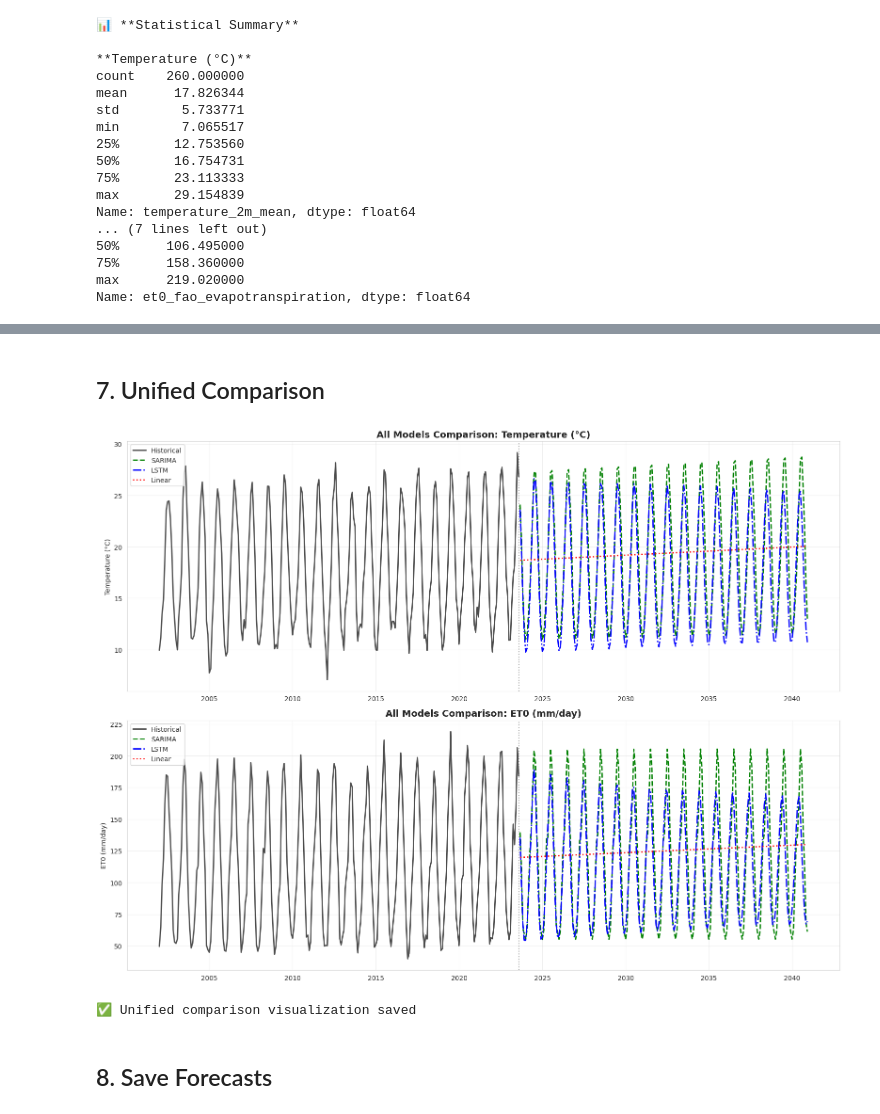
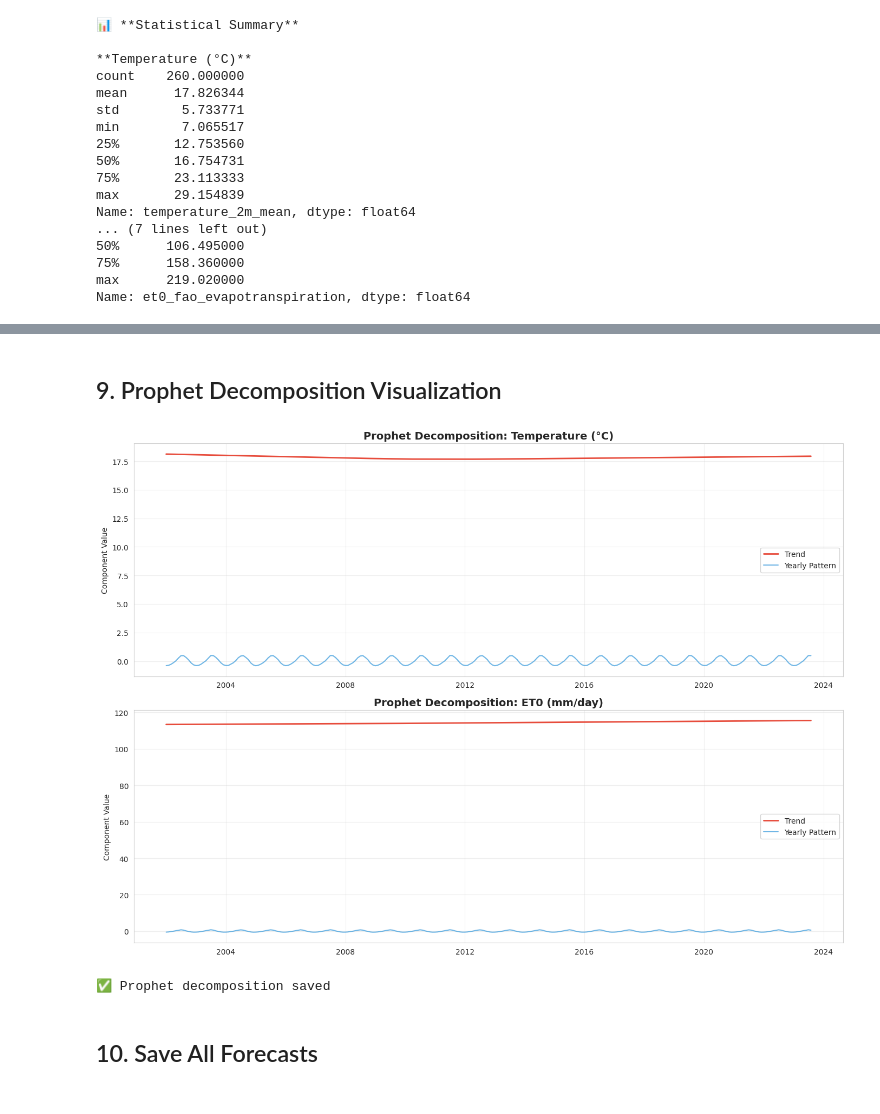
Before and after one commit to Chamiln17/Algeria-Weather-Forcaster, a Jupyter notebook: Forecasting_Models/unified_forecast.ipynb, the cells around one changed output, grey strips where cells are left out. Cells and saved outputs as stored; diff of their text form; code cells hidden in the pictures.

```diff
--- a/Forecasting_Models/unified_forecast.ipynb
+++ b/Forecasting_Models/unified_forecast.ipynb
@@ -556,49 +714,38 @@ P-value: 0.237462
-# %% [markdown]
-## 7. Unified Comparison
-# %%
-# Compare all models for both variables
-fig, axes = plt.subplots(2, 1, figsize=(16, 12))
-
-for idx, (var_name, var_config) in enumerate(VARIABLES.items()):
-    col = var_config['column']
-
-    # Historical
-    axes[idx].plot(df.index, df[col],
-                   label='Historical', color='black', linewidth=2, alpha=0.7)
-
-    # SARIMA
-    sarima_fc = sarima_results[var_name]['forecast']
-    axes[idx].plot(sarima_fc['date'], sarima_fc['forecast'],
-                   label='SARIMA', color='green', linewidth=2, linestyle='--')
-
-    # LSTM (if available)
-    if lstm_results:
-        lstm_fc = lstm_results[var_name]['forecast']
-        axes[idx].plot(lstm_fc['date'], lstm_fc['forecast'],
-                       label='LSTM', color='blue', linewidth=2, linestyle='-.')
-
-    # Linear
-    linear_fc = linear_results[var_name]['forecast']
-    axes[idx].plot(linear_fc['date'], linear_fc['forecast'],
-                   label='Linear', color='red', linewidth=2, linestyle=':')
-
-    axes[idx].set_title(f"All Models Comparison: {var_config['label']}",
-                       fontsize=14, fontweight='bold')
-    axes[idx].set_ylabel(var_config['label'])
-    axes[idx].legend(loc='upper left', fontsize=10)
-    axes[idx].grid(True, alpha=0.3)
-    axes[idx].axvline(x=df.index[-1], color='gray', linestyle=':', alpha=0.7)
-
-plt.tight_layout()
-plt.savefig(f'{RESULTS_DIR}/unified_model_comparison.png', dpi=150, bbox_inches='tight')
-plt.show()
-
-print("✅ Unified comparison visualization saved")
-# %% [output]
-[figure, removed]
-✅ Unified comparison visualization saved
+# %% [markdown]
+## 9. Prophet Decomposition Visualization
+# %%
+# Visualize Prophet's component decomposition
+fig, axes = plt.subplots(2, 1, figsize=(14, 10))
+
+for idx, (var_name, var_config) in enumerate(VARIABLES.items()):
+    model = prophet_results[var_name]['model']
+    components = prophet_results[var_name]['components']
+
+    # Plot trend
+    axes[idx].plot(components['ds'], components['trend'],
+                   label='Trend', color='#E74C3C', linewidth=2)
+
+    # Plot yearly seasonality if available
+    if 'yearly' in components:
+        axes[idx].plot(components['ds'], components['yearly'],
+                       label='Yearly Pattern', color='#3498DB', linewidth=1.5, alpha=0.7)
+
+    axes[idx].set_title(f"Prophet Decomposition: {var_config['label']}",
+                       fontsize=14, fontweight='bold')
+    axes[idx].set_ylabel('Component Value')
+    axes[idx].legend()
+    axes[idx].grid(True, alpha=0.3)
+
+plt.tight_layout()
+plt.savefig(f'{RESULTS_DIR}/prophet_decomposition.png', dpi=150, bbox_inches='tight')
+plt.show()
+
+print("✅ Prophet decomposition saved")
+# %% [output]
+[figure, added]
+✅ Prophet decomposition saved
 # %% [markdown]
-## 8. Save Forecasts
+## 10. Save All Forecasts
 # %%
 # Save forecasts for each model and variable
 import os
```
Also changed, not shown: parts of 24 cells of this notebook, 11 other files.
